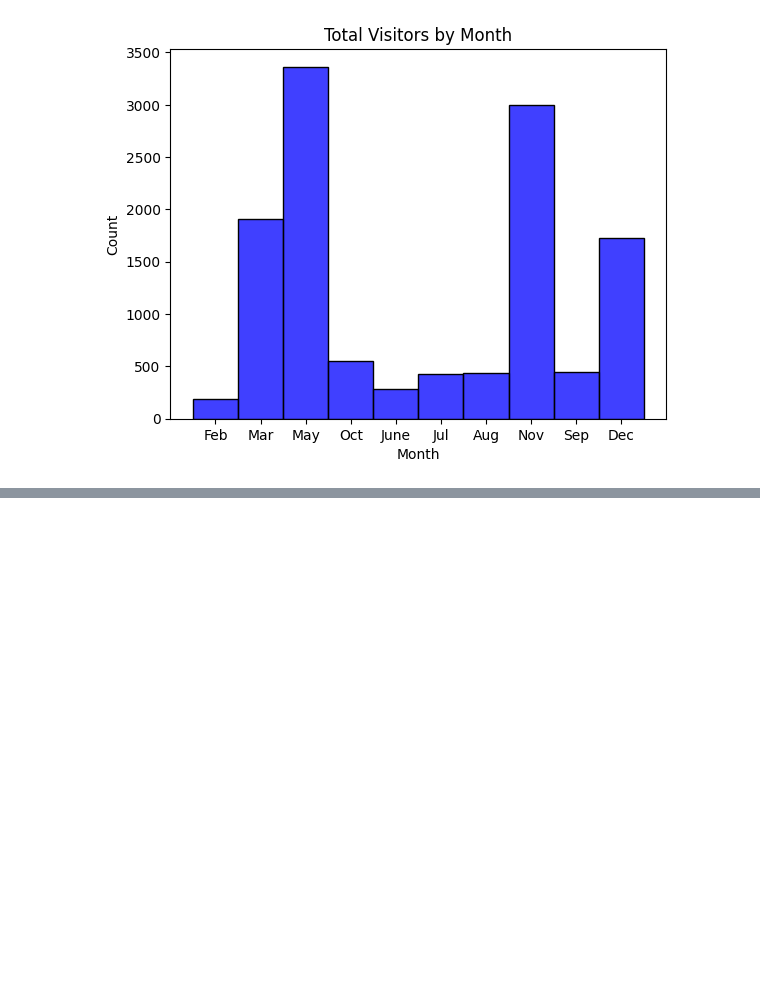
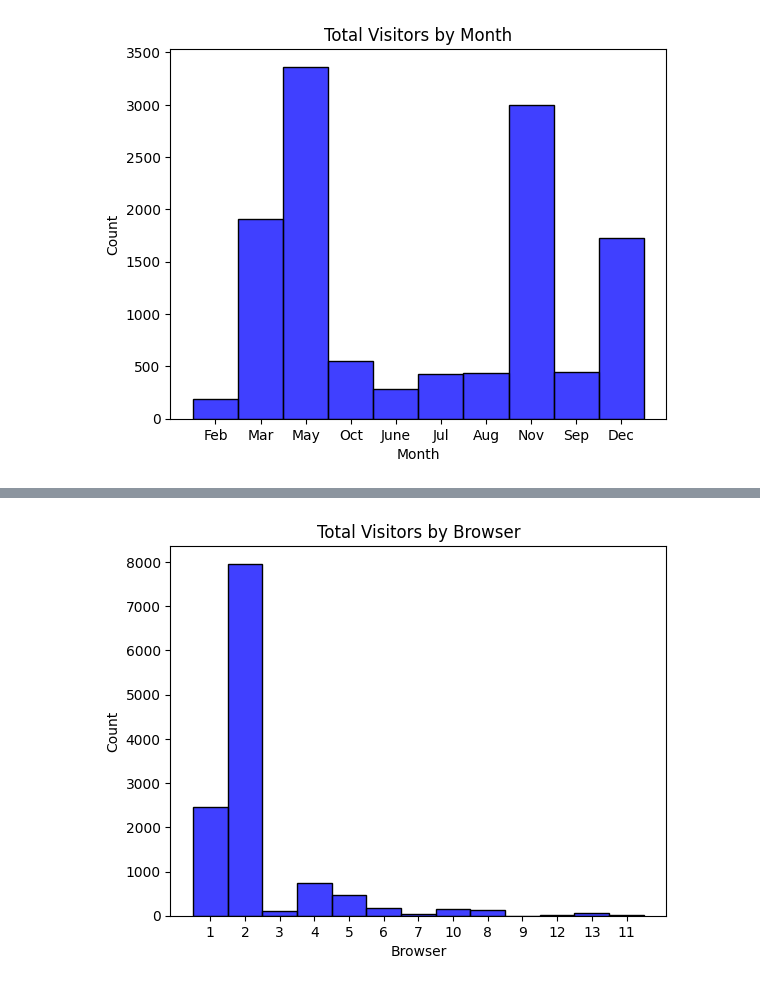
Before and after one commit to kayodeolusanya/Jumia-Online-Shoppers-Intention, a Jupyter notebook: Jumia_Online_Shoppers_Intention.ipynb, the cells around one changed output, grey strips where cells are left out. Saved outputs shown, nothing was run; the diff lists cells and outputs as text; code cells hidden in the pictures; blank space fills up the shorter version.

```diff
--- a/Jumia_Online_Shoppers_Intention.ipynb
+++ b/Jumia_Online_Shoppers_Intention.ipynb
@@ -135,0 +178,6 @@ plt.show();
+# %%
+sns.histplot(df['Browser'], color = 'blue')
+plt.title('Total Visitors by Browser')
+plt.show()
+# %% [output]
+[figure, added]
```
Also changed, not shown: parts of 6 cells of this notebook.
